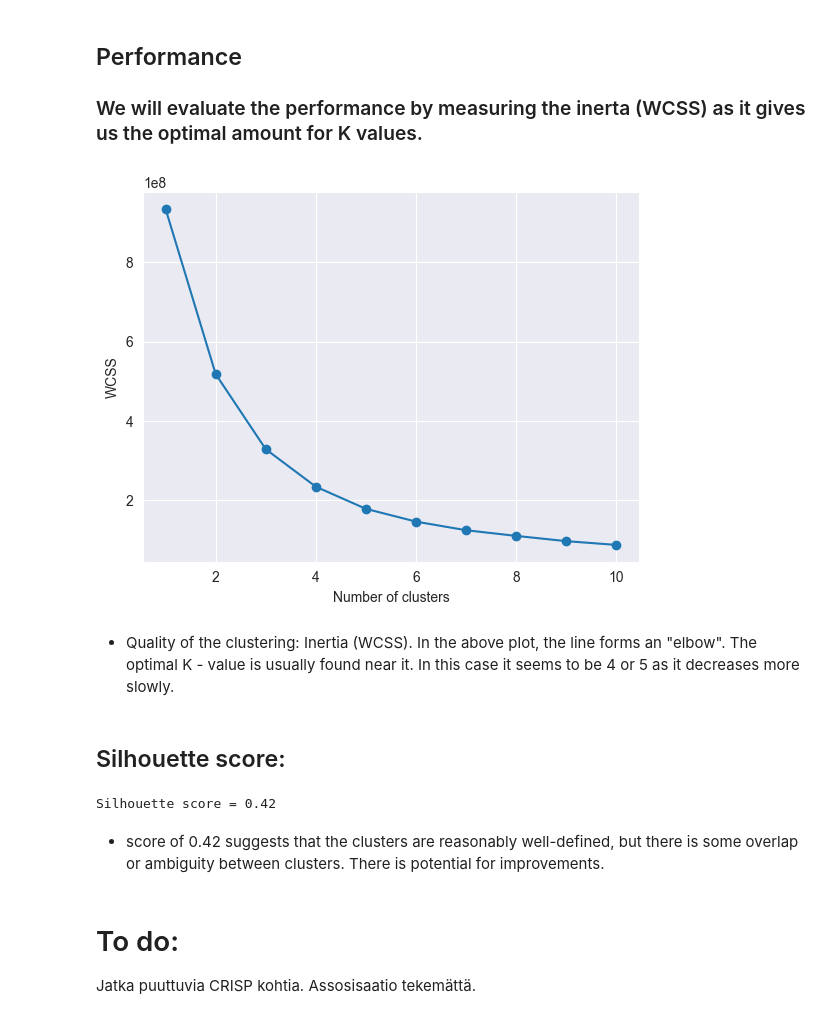
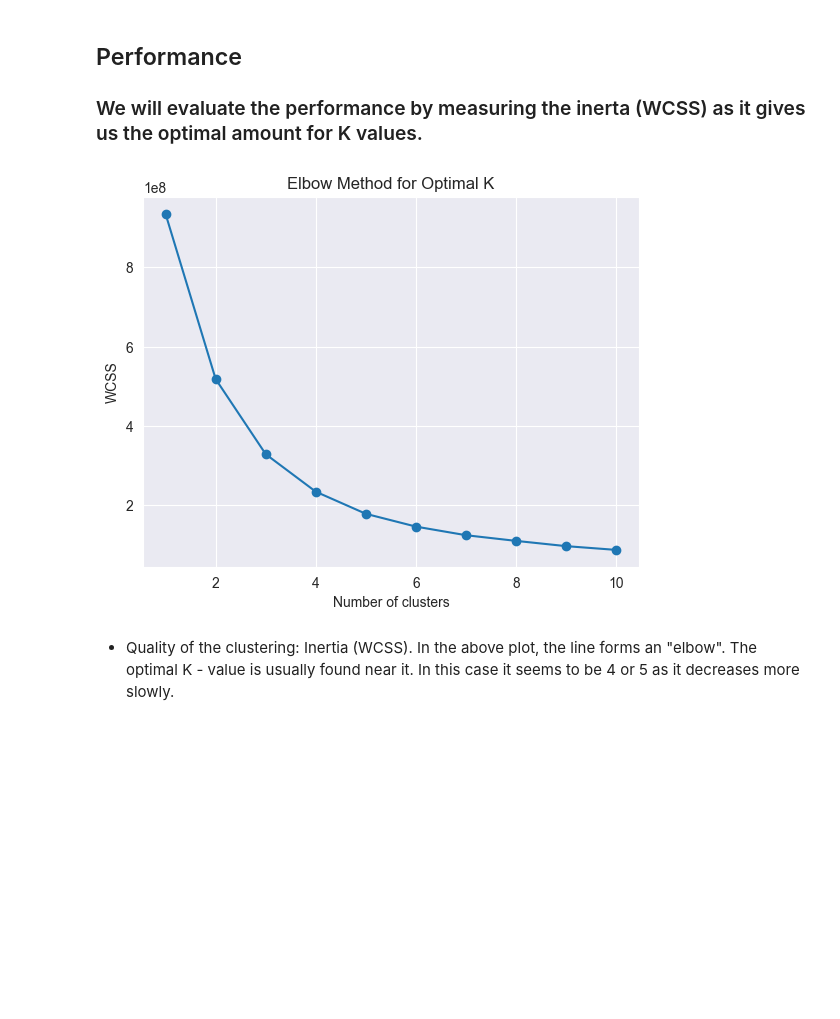
Before and after one commit to kismet85/dkkoAssignments, a Jupyter notebook: Clustering_and_Associaton_rule_mining.ipynb, the cells around one changed output. Drawn from its saved outputs; the diff is of its cells as text; code cells hidden in the pictures; blank space fills up the shorter version.

```diff
--- a/Clustering_and_Associaton_rule_mining.ipynb
+++ b/Clustering_and_Associaton_rule_mining.ipynb
@@ -22,8 +24,12 @@ import pandas as pd
 import numpy as np
 import matplotlib.pyplot as plt
 import seaborn as sns
-from scipy.cluster.vq import kmeans
+from sklearn.cluster import KMeans
+from sklearn.metrics import silhouette_score
+from mlxtend.frequent_patterns import apriori, association_rules
 
-df = pd.read_csv("drone_cust_locations.csv", sep=';')
-df.head()
+df_locations = pd.read_csv("drone_cust_locations.csv", sep=';')
+df_products = pd.read_csv("drone_prod_groups.csv", sep=';')
+df_locations.head()
+df_products.head()
 # %% [output]
@@ -74,16 +103,15 @@ dtype: int64
 - Preparing the data for clustering by giving them to the variable X.
 - You can find the map below. It shows the three clusters and their center points. Those are the optimal locations for the HUBs.
 # %%
-from sklearn.cluster import KMeans
-X = df[['x','y']]
-
-model = KMeans(n_clusters=3, random_state=42)
+X = df_locations[['x', 'y']]
+optimal_k = 3
+model = KMeans(n_clusters=optimal_k, random_state=42)
 model.fit(X)
-df['cluster']= model.labels_
+df_locations['cluster'] = model.labels_
 
 centroids = model.cluster_centers_
 plt.figure(figsize=(10, 6))
-plt.scatter(df['x'], df['y'], c=df['cluster'], cmap='viridis', marker='o', label='Customers')
+plt.scatter(df_locations['x'], df_locations['y'], c=df_locations['cluster'], cmap='viridis', marker='o', label='Customers')
 plt.scatter(centroids[:, 0], centroids[:, 1], c='red', marker='o', s=200, label='Centroids')
 plt.xlabel('X Coordinate')
 plt.ylabel('Y Coordinate')
@@ -121,30 +149,16 @@ Cluster predictions for new data points: [2 0 1]
 ### We will evaluate the performance by measuring the inerta (WCSS) as it gives us the optimal amount for K values.
 # %%
 wcss = []
-for i in range(1,11):
+for i in range(1, 11):
     model = KMeans(init='random', n_clusters=i, random_state=42).fit(X)
     wcss.append(model.inertia_)
 
-plt.plot(range(1,11), wcss, 'o-')
+plt.plot(range(1, 11), wcss, 'o-')
 plt.xlabel('Number of clusters')
 plt.ylabel('WCSS')
+plt.title('Elbow Method for Optimal K')
 plt.show()
 # %% [output]
-[figure, old version]
+[figure, new version]
 # %% [markdown]
 - Quality of the clustering: Inertia (WCSS). In the above plot, the line forms an "elbow". The optimal K - value is usually found near it. In this case it seems to be 4 or 5 as it decreases more slowly.
-# %% [markdown]
-## Silhouette score:
-# %%
-from sklearn.metrics import silhouette_score
-
-model = KMeans(init='random', n_clusters=3, random_state=42).fit(X)
-labels = model.labels_
-print('Silhouette score = %.2f' % silhouette_score(X, labels))
-# %% [output]
-Silhouette score = 0.42
-# %% [markdown]
-- score of 0.42 suggests that the clusters are reasonably well-defined, but there is some overlap or ambiguity between clusters. There is potential for improvements.
-# %% [markdown]
-# To do:
-Jatka puuttuvia CRISP kohtia. Assosisaatio tekemättä.
```
Also changed, not shown: parts of 13 cells of this notebook.
